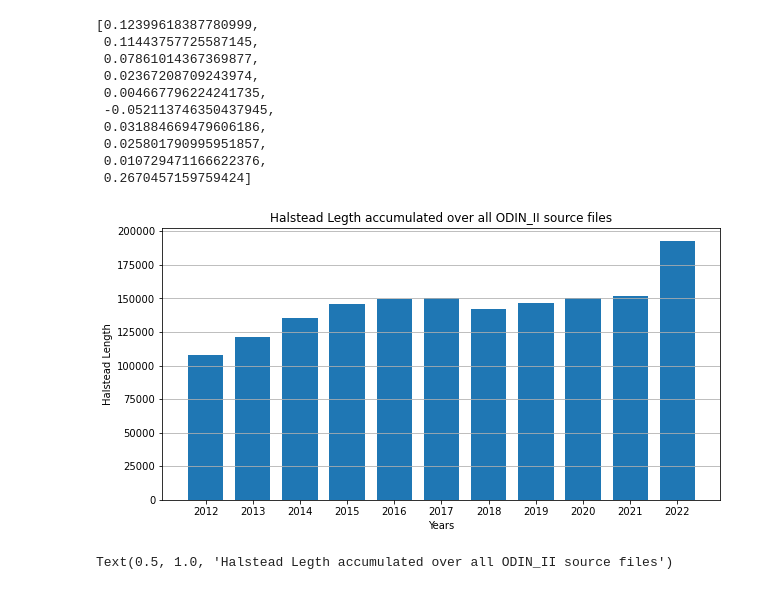
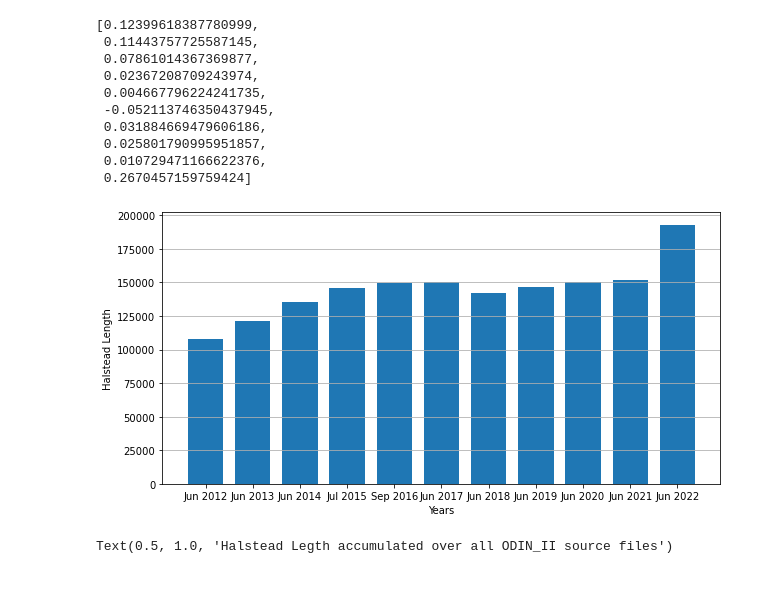
Before and after one commit to Greenpepper15/BA, a Jupyter notebook: exploration/halstead.ipynb, the cells around one changed output. Drawn from its saved outputs; the diff is of its cells as text; code cells hidden in the pictures.

```diff
--- a/exploration/halstead.ipynb
+++ b/exploration/halstead.ipynb
@@ -166,18 +177,28 @@ h_length_increase
 # %%
 fig, axes = plt.subplots(1, 1, figsize=(10, 5))
 ind = np.arange(len(hal_data.groupby("year")))
 width = .75
-years = [2012, 2013, 2014,2015, 2016,2017,2018,2019,2020,2021, 2022]
+horizontal_labels = ["Jun 2012",
+                     "Jun 2013",
+                     "Jun 2014",
+                     "Jul 2015",
+                     "Sep 2016",
+                     "Jun 2017",
+                     "Jun 2018",
+                     "Jun 2019",
+                     "Jun 2020",
+                     "Jun 2021",
+                     "Jun 2022"]
 axes.bar(ind, cum_h_length, width)
 axes.grid(visible=True, axis="y")
-axes.set_xticks(ticks=np.array(range(len(years))))
-axes.set_xticklabels(years)
+axes.set_xticks(ticks=np.array(range(len(horizontal_labels))))
+axes.set_xticklabels(horizontal_labels)
 axes.set_xlabel("Years")
 axes.set_ylabel("Halstead Length")
-axes.set_title("Halstead Legth accumulated over all ODIN_II source files")
-fig.savefig("figures/halstead/whole_h_length.jpg")
+#axes.set_title("Halstead Length accumulated over all ODIN_II source files")
+fig.savefig("figures/halstead/02_whole_h_length.svg", format='svg', dpi=1200)
 # %% [output]
-[figure, old version]
+[figure, new version]
 # %%
 fig, axes = plt.subplots(1, 1, figsize=(10, 5))
 ind = np.arange(len(hal_data.groupby("year")))
```
Also changed, not shown: parts of 4 cells of this notebook, 9 other files.
